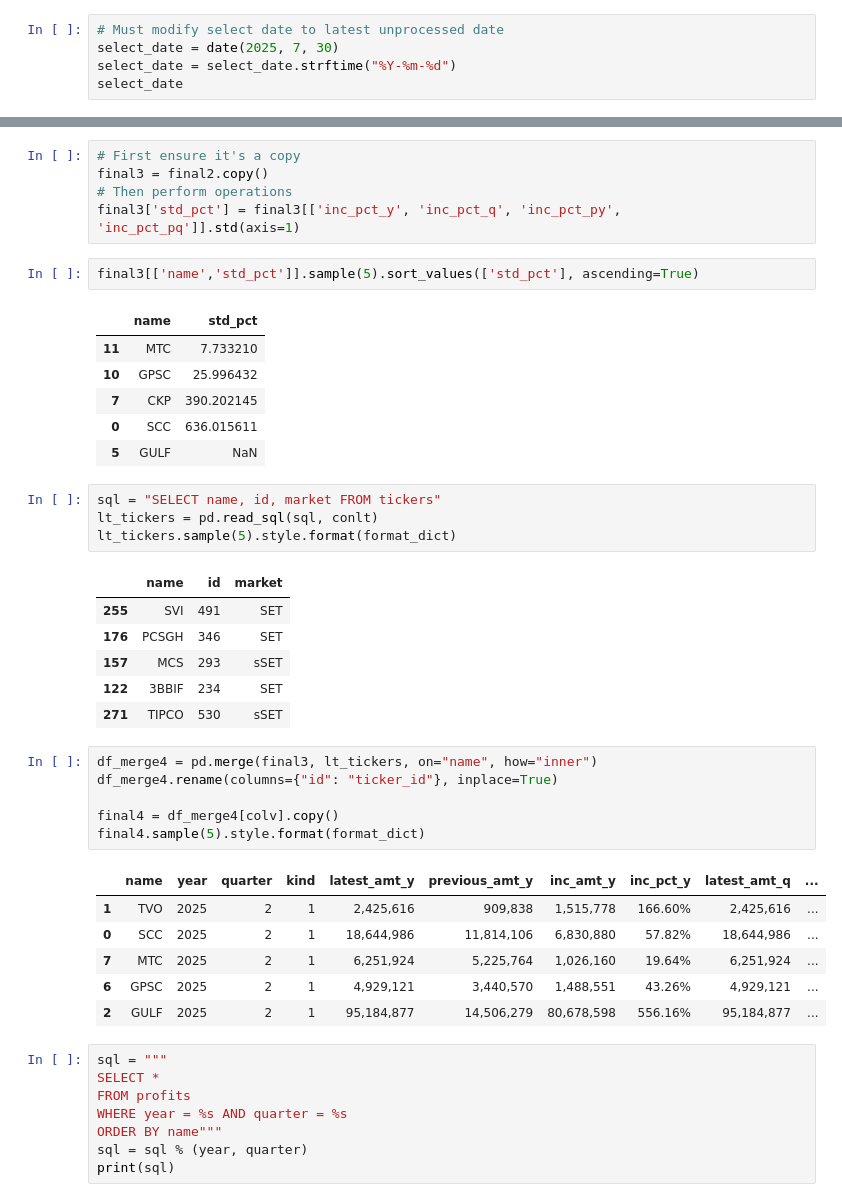
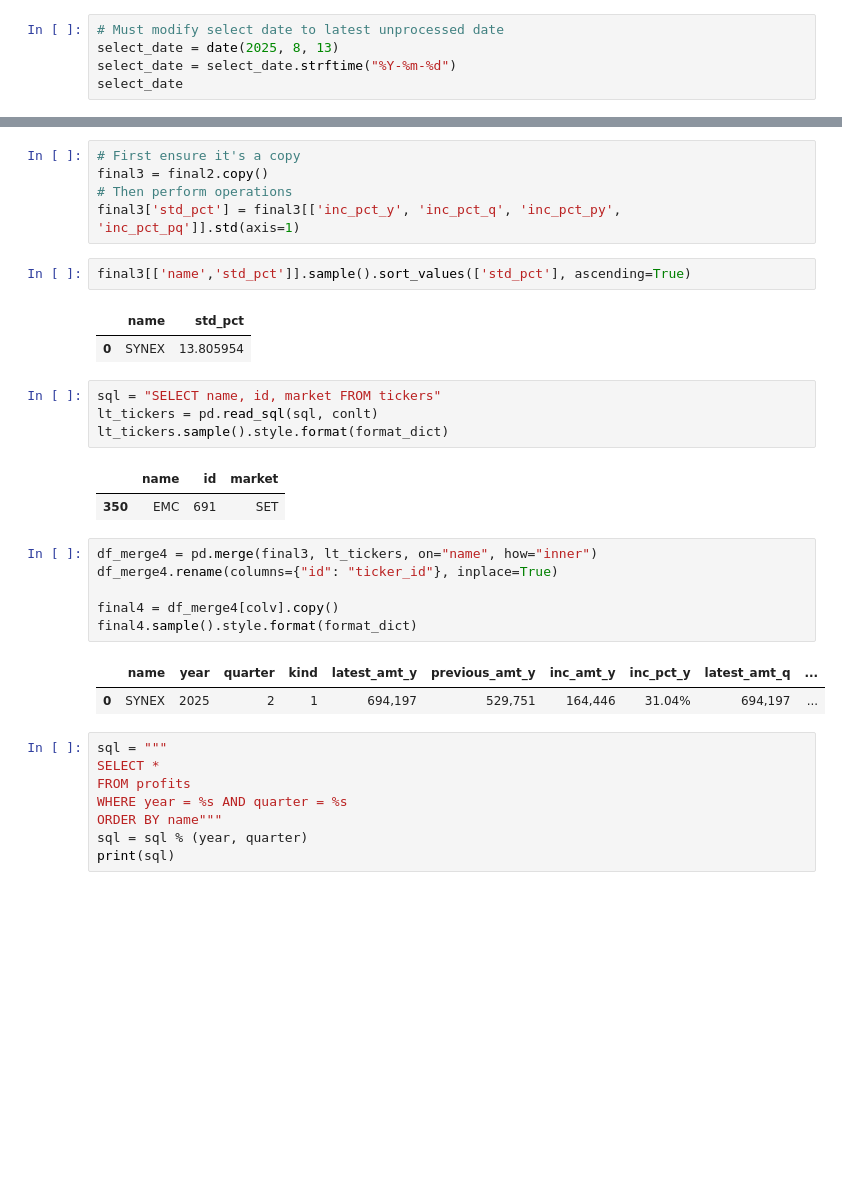
Before and after one commit to santimcs/A5, a Jupyter notebook: Quarterly/240-Create Profits Q2.ipynb, the cells around one changed output, grey strips where cells are left out. Cells and saved outputs as stored; diff of their text form; blank space fills up the shorter version.

```diff
--- a/Quarterly/240-Create Profits Q2.ipynb
+++ b/Quarterly/240-Create Profits Q2.ipynb
@@ -23,6 +23,6 @@ print(formatted_time )
 # %%
 # Must modify select date to latest unprocessed date
-select_date = date(2025, 7, 30)
+select_date = date(2025, 8, 13)
 select_date = select_date.strftime("%Y-%m-%d")
 select_date
 # %% [output]
@@ -389,38 +341,26 @@ final3 = final2.copy()
 # Then perform operations
 final3['std_pct'] = final3[['inc_pct_y', 'inc_pct_q', 'inc_pct_py', 'inc_pct_pq']].std(axis=1)
 # %%
-final3[['name','std_pct']].sample(5).sort_values(['std_pct'], ascending=True)
+final3[['name','std_pct']].sample().sort_values(['std_pct'], ascending=True)
 # %% [output]
 |  | name | std_pct |
-| 11 | MTC | 7.733210 |
-| 10 | GPSC | 25.996432 |
-| 7 | CKP | 390.202145 |
-| 0 | SCC | 636.015611 |
-| 5 | GULF | NaN |
+| 0 | SYNEX | 13.805954 |
 # %%
 sql = "SELECT name, id, market FROM tickers"
 lt_tickers = pd.read_sql(sql, conlt)
-lt_tickers.sample(5).style.format(format_dict)
+lt_tickers.sample().style.format(format_dict)
 # %% [output]
 |  | name | id | market |
-| 255 | SVI | 491 | SET |
-| 176 | PCSGH | 346 | SET |
-| 157 | MCS | 293 | sSET |
-| 122 | 3BBIF | 234 | SET |
-| 271 | TIPCO | 530 | sSET |
+| 350 | EMC | 691 | SET |
 # %%
 df_merge4 = pd.merge(final3, lt_tickers, on="name", how="inner")
 df_merge4.rename(columns={"id": "ticker_id"}, inplace=True)
 
 final4 = df_merge4[colv].copy()
-final4.sample(5).style.format(format_dict)
+final4.sample().style.format(format_dict)
 # %% [output]
 |  | name | year | quarter | kind | latest_amt_y | previous_amt_y | inc_amt_y | inc_pct_y | latest_amt_q | ... |
-| 1 | TVO | 2025 | 2 | 1 | 2,425,616 | 909,838 | 1,515,778 | 166.60% | 2,425,616 | ... |
-| 0 | SCC | 2025 | 2 | 1 | 18,644,986 | 11,814,106 | 6,830,880 | 57.82% | 18,644,986 | ... |
-| 7 | MTC | 2025 | 2 | 1 | 6,251,924 | 5,225,764 | 1,026,160 | 19.64% | 6,251,924 | ... |
-| 6 | GPSC | 2025 | 2 | 1 | 4,929,121 | 3,440,570 | 1,488,551 | 43.26% | 4,929,121 | ... |
-| 2 | GULF | 2025 | 2 | 1 | 95,184,877 | 14,506,279 | 80,678,598 | 556.16% | 95,184,877 | ... |
+| 0 | SYNEX | 2025 | 2 | 1 | 694,197 | 529,751 | 164,446 | 31.04% | 694,197 | ... |
 # %%
 sql = """
 SELECT *
```
Also changed, not shown: parts of 32 cells of this notebook, 5 other files.
